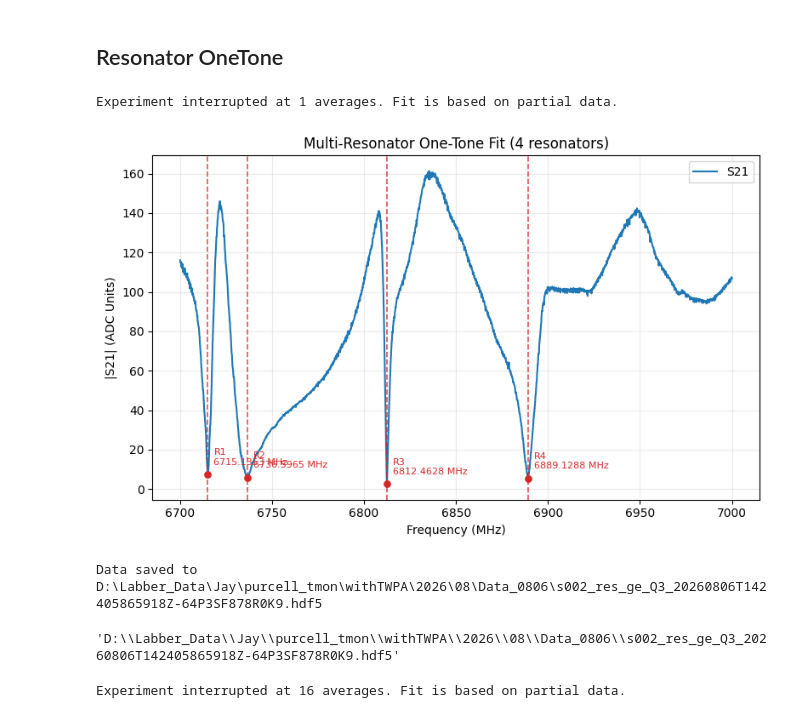
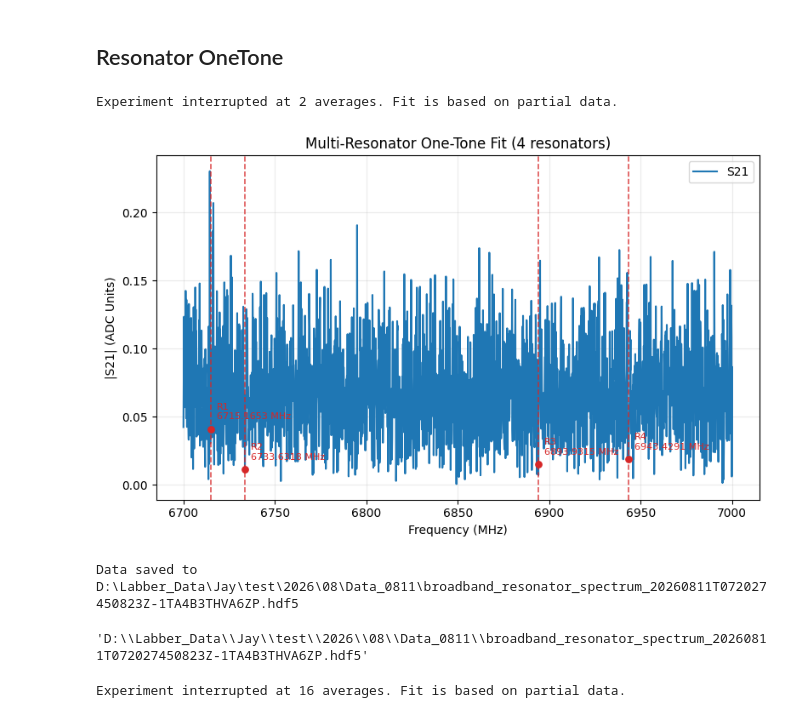
Before and after one commit to JayChien04717/QickworksaceV2_proj, a Jupyter notebook: QickworkspaceV2.ipynb, the cells around one changed output. Cells and saved outputs as stored; diff of their text form; code cells hidden in the pictures.

```diff
--- a/QickworkspaceV2.ipynb
+++ b/QickworkspaceV2.ipynb
@@ -143,37 +143,37 @@ Read-only checks plus optional write examples. The write examples are commented
 # %% [markdown]
 ## Resonator OneTone
 # %%
-from QickworkspaceV2.experiments.resonator import ResonatorSpec
+from QickworkspaceV2.experiments.resonator import BroadbandResonatorSpec
 
 START_FREQ = 6700  # [MHz]
 STOP_FREQ = 7000 #[MHz]
 
 
 
 STEPS = 2001
 config_all.update('threshold', None)
-config_all.update("res_gain_ge", 0.8, q_index=qubit)
-config_all.update("res_simga", 0.01)
+config_all.update("res_gain_ge", 0.008, q_index=qubit)
+config_all.update("res_sigma", 0.01, q_index=qubit)
 run_cfg = config_all.get_qubit(qubit)
 
 run_cfg.update(
     [
         ("steps", STEPS),
         ("res_freq_ge", QickSweep1D("freqloop", START_FREQ, STOP_FREQ)),
         ("relax_delay", 0),
     ]
 )
 
-onetone = ResonatorSpec(run_cfg)
-onetone.run(py_avg=50, solve_type="hm")
-fig, ax, freq = onetone.plot_n_resonators(count=4)
+onetone = BroadbandResonatorSpec(run_cfg)
+result = onetone.run(py_avg=50, count=4)
+freq = onetone.resonator_freqs
 # config_all.update("res_freq_ge",freq)
 onetone.saveLabber(qubit, yoko_value=None, config_all=config_all)
 # %% [output]
-Experiment interrupted at 1 averages. Fit is based on partial data.
+Experiment interrupted at 2 averages. Fit is based on partial data.
-[figure, old version]
+[figure, new version]
-Data saved to D:\Labber_Data\Jay\purcell_tmon\withTWPA\2026\08\Data_0806\s002_res_ge_Q3_20260806T142405865918Z-64P3SF878R0K9.hdf5
+Data saved to D:\Labber_Data\Jay\test\2026\08\Data_0811\broadband_resonator_spectrum_20260811T072027450823Z-1TA4B3THVA6ZP.hdf5
-'D:\\Labber_Data\\Jay\\purcell_tmon\\withTWPA\\2026\\08\\Data_0806\\s002_res_ge_Q3_20260806T142405865918Z-64P3SF878R0K9.hdf5'
+'D:\\Labber_Data\\Jay\\test\\2026\\08\\Data_0811\\broadband_resonator_spectrum_20260811T072027450823Z-1TA4B3THVA6ZP.hdf5'
 # %%
 from QickworkspaceV2.experiments.resonator import ResonatorSpec
 
```
Also changed, not shown: parts of 5 cells of this notebook, 50 other files.
